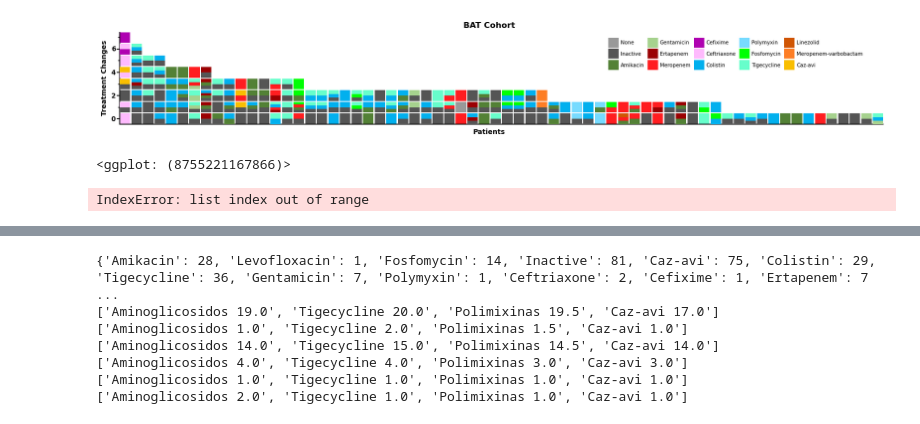
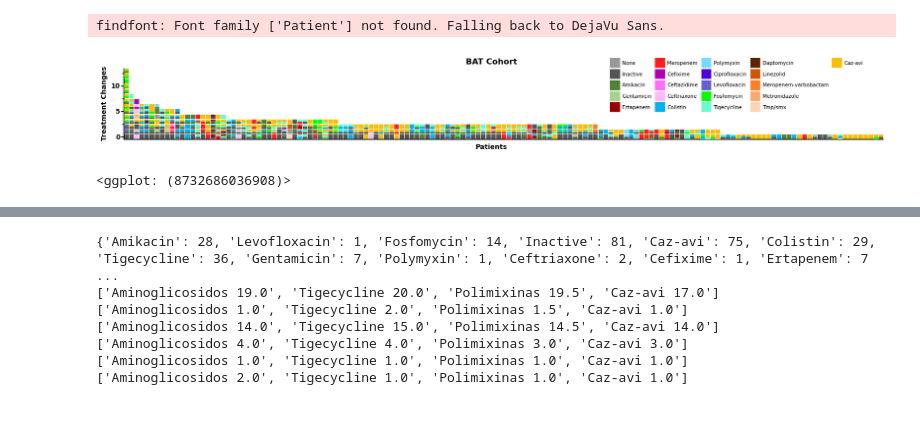
Before and after one commit to JuantonioMS/pystats_utils_base, a Jupyter notebook: main.ipynb, the cells around one changed output, grey strips where cells are left out. Drawn from its saved outputs; the diff is of its cells as text; code cells hidden in the pictures.

```diff
--- a/main.ipynb
+++ b/main.ipynb
@@ -362,38 +362,34 @@ def generatePlot(info, width = 0.9, height = 0.9, days = 30):
     plot.append("scale_fill_manual(paco, labels = pepe)")
     plot.append("coord_equal(expand = False)")
     plot.append("theme_prism()")
     plot.append("theme(legend_position = (0.75, 0.7), legend_direction = 'horizontal')")
     plot.append("theme(axis_title_x = element_text('Patient'))")
     plot.append("theme(axis_text_x = element_blank())")
     plot.append("theme(axis_ticks_x = element_blank())")
     plot.append("labs(title = 'BAT Cohort')")
     plot.append("scale_y_continuous(name = 'Treatment Changes')")
     plot.append("scale_x_continuous(name = 'Patients')")
     plot.append("theme(figure_size = (20, 20))")
 
 
     return eval(" + ".join(plot))
 
 
 
 data = pd.read_csv("./test/database/treatment.csv",
                    sep = "\t")
 data = data[data["Cohort_Treatment"] == "yes"]
-data = data[data["Cohort_Cazavi"] == "no"]
+#data = data[data["Cohort_Cazavi"] == "no"]
 
 patients = []
 for index, row in data.iterrows():
 
     patient = Patient(row)
 
     patients.append(patient)
 
 generatePlot(patients, days = 30)
 # %% [output]
+findfont: Font family ['Patient'] not found. Falling back to DejaVu Sans.
-[figure, old version]
+[figure, new version]
-<ggplot: (8755221167866)>
+<ggplot: (8732686036908)>
-# %%
-a = []
-a[-1]
-# %% [output]
-IndexError: list index out of range
```
Also changed, not shown: parts of 3 cells of this notebook, 1 other file.
